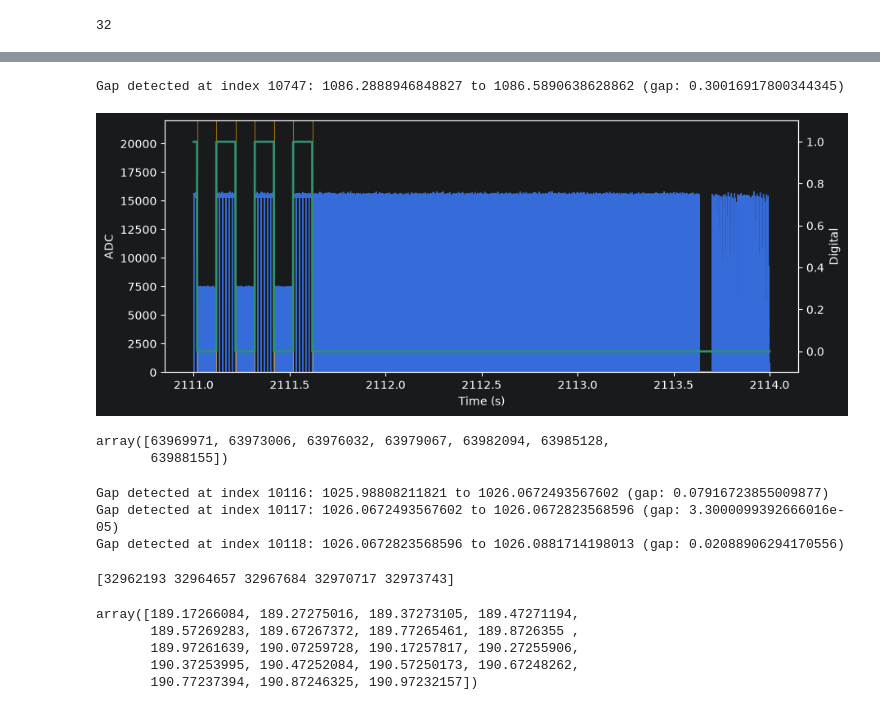
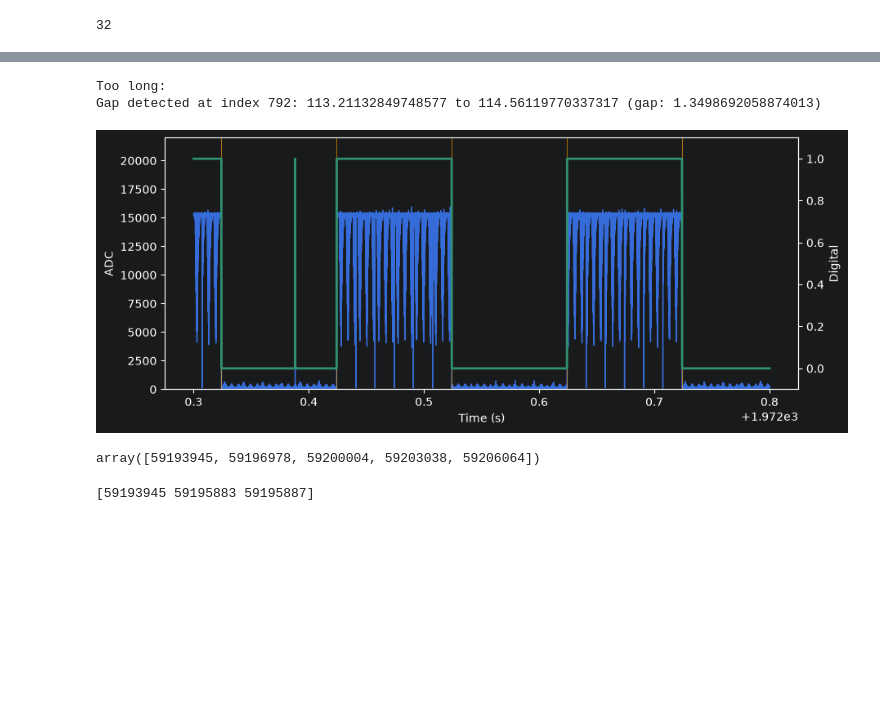
Before and after one commit to KaiCao2003/RF-Map-Viewer, a Jupyter notebook: matlab.ipynb, the cells around one changed output, grey strips where cells are left out. Drawn from its saved outputs; the diff is of its cells as text; code cells hidden in the pictures; blank space fills up the shorter version.

```diff
--- a/matlab.ipynb
+++ b/matlab.ipynb
@@ -240,10 +243,19 @@ on_list = on_list_detected
 # (start, end, frames_between)
 # interp_start, interp_end, frames_between = 1, 2, 13
 
-if deleteFrames:
-    on_list = np.delete(on_list, deleteFrames,)
+(saved, stored_data), edited_target = sessionEdit.getSessionInfo(
+    target=on_list
+)
 
-on_list = on_list[deleteStartIndex:deleteEndIndex]
+
+if saved:
+    on_list = edited_target
+    print(f"Stored edits applied: {stored_data}")
+else:
+    if deleteFrames:
+        on_list_time = np.delete(on_list_time, deleteFrames,)
+
+    on_list_time = on_list_time[deleteStartIndex:deleteEndIndex]
 
 camera_data = load_binary(ADC_datafile, analogue_total_input_channel_number, camera_input_channel)
 
@@ -271,7 +283,7 @@ hd = np.asarray(hd_raw, dtype=float)
 # hd = hd - 24.610919452941175
 hd = (hd % 360)
 
-assert len(exposure_mid) == len(hd), f"Length mismatch: {len(exposure_mid)} vs {len(hd)}"
+# assert len(exposure_mid) == len(hd), f"Length mismatch: {len(exposure_mid)} vs {len(hd)}"
 
 selected_hd_index = np.searchsorted(exposure_mid, on_list)
 selected_hd = hd[selected_hd_index]
@@ -299,16 +312,19 @@ last 10: [2110.7180283  2110.81791973 2110.91804216 2111.01793358 2111.11808901
 # %%
 for index, _ in enumerate(np.diff(on_list_time)):
     if _ < 0.08:
+        print("Too short:")
         print(f"Gap detected at index {index}: {on_list_time[index]} to {on_list_time[index + 1]} (gap: {_})")
     if _ > 0.18:
+        print("Too long:")
         print(f"Gap detected at index {index}: {on_list_time[index]} to {on_list_time[index + 1]} (gap: {_})")
 # %% [output]
-Gap detected at index 10747: 1086.2888946848827 to 1086.5890638628862 (gap: 0.30016917800344345)
+Too long:
+Gap detected at index 792: 113.21132849748577 to 114.56119770337317 (gap: 1.3498692058874013)
 # %%
-start_time, end_time = 2111, 2114
-# start_time, end_time = 1086, 1087.5
+# start_time, end_time = 2133, 2137
+start_time, end_time = 1972.3, 1972.8
 
-# start_time, end_time = 10, 15
+# start_time, end_time = 33, 35
 
 
 start_idx = np.searchsorted(ADC_continuous_time_stamp_data, start_time, side="left")
@@ -319,53 +335,36 @@ y1 = photodiode_data[start_idx:end_idx]
 y2 = ADC_DI_data_noGap[start_idx:end_idx]
 edges_list = on_list_time
 
 fig, ax1 = plt.subplots(figsize=(10, 4))
 
 l1 = ax1.plot(x, y1, color='C0', lw=1, label='ADC')
 ax1.set_ylim(0, 22000)
 ax1.set_xlabel("Time (s)")
 ax1.set_ylabel("ADC")
 
 ax2 = ax1.twinx()
 l2 = ax2.plot(x, y2, color='C3', lw=2, label='Digital')
 ax2.set_ylim(-0.1, 1.1)
 ax2.set_ylabel("Digital")
 
 # Add on_list rising/falling edge markers inside this displayed time window.
 # on_list_time is already in the same time base as x.
 left = np.searchsorted(edges_list, x[0], side="left")
 right = np.searchsorted(edges_list, x[-1], side="right")
 visible_edges = edges_list[left:right]
 
 visible_edge_indices = np.searchsorted(ADC_continuous_time_stamp_data, visible_edges)
 
 for t in visible_edges:
     ax1.axvline(t, color="orange", lw=0.8, alpha=0.6)
 
 plt.show()
 
 visible_edge_indices
 # %% [output]
-[figure, old version]
+[figure, new version]
-array([63969971, 63973006, 63976032, 63979067, 63982094, 63985128,
-       63988155])
+array([59193945, 59196978, 59200004, 59203038, 59206064])
-# %%
-for index, _ in enumerate(np.diff(on_list_time)):
-    if _ < 0.08:
-        print(f"Gap detected at index {index}: {on_list_time[index]} to {on_list_time[index + 1]} (gap: {_})")
-# %% [output]
-Gap detected at index 10116: 1025.98808211821 to 1026.0672493567602 (gap: 0.07916723855009877)
-Gap detected at index 10117: 1026.0672493567602 to 1026.0672823568596 (gap: 3.3000099392666016e-05)
-Gap detected at index 10118: 1026.0672823568596 to 1026.0881714198013 (gap: 0.02088906294170556)
 # %%
-print(on_list_detected[10749:10754])
+print(on_list_detected[19377:19380])
 # %% [output]
-[32962193 32964657 32967684 32970717 32973743]
+[59193945 59195883 59195887]
-# %%
-on_list_idx_patched[1620:1639]
-# %% [output]
-array([189.17266084, 189.27275016, 189.37273105, 189.47271194,
-       189.57269283, 189.67267372, 189.77265461, 189.8726355 ,
-       189.97261639, 190.07259728, 190.17257817, 190.27255906,
-       190.37253995, 190.47252084, 190.57250173, 190.67248262,
-       190.77237394, 190.87246325, 190.97232157])
```
Also changed, not shown: parts of 4 cells of this notebook, 5 other files.
